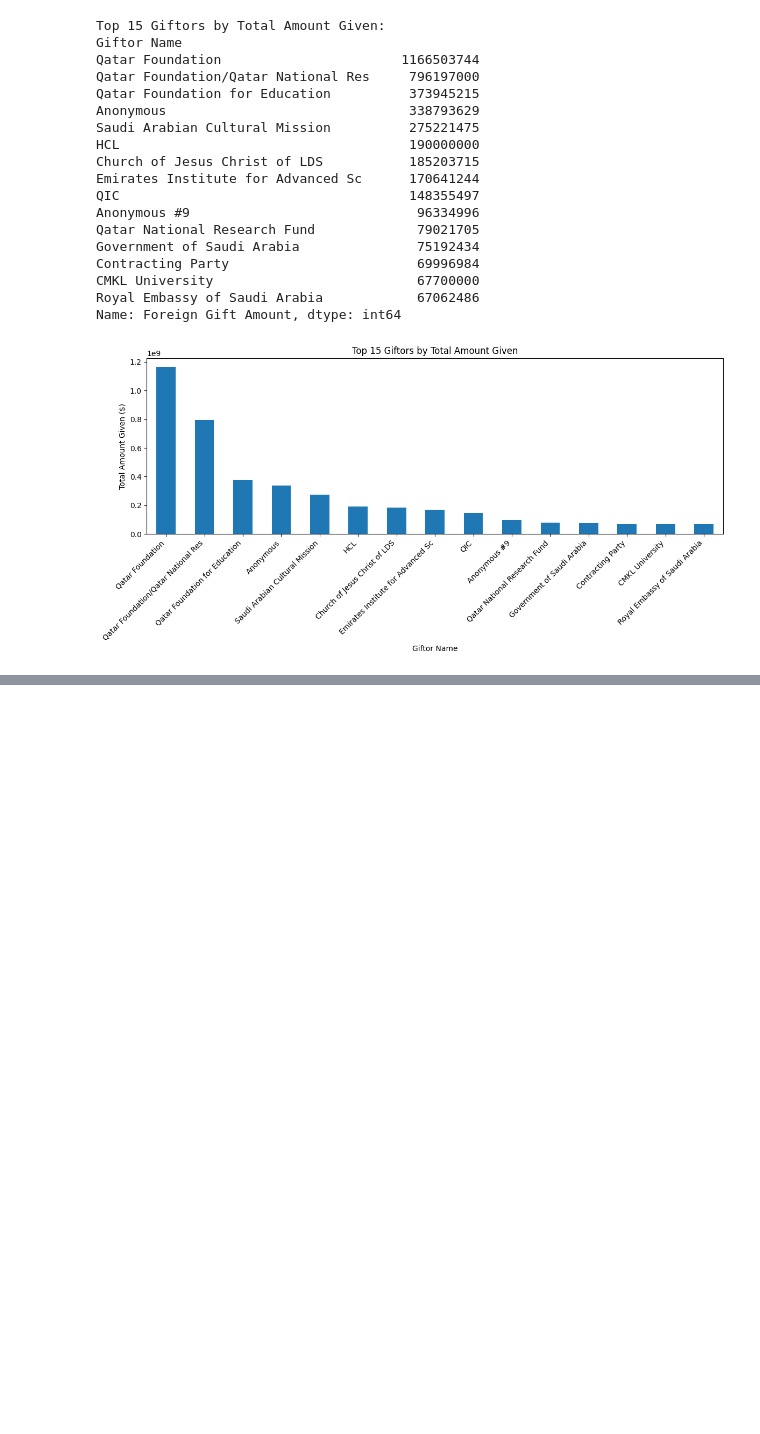
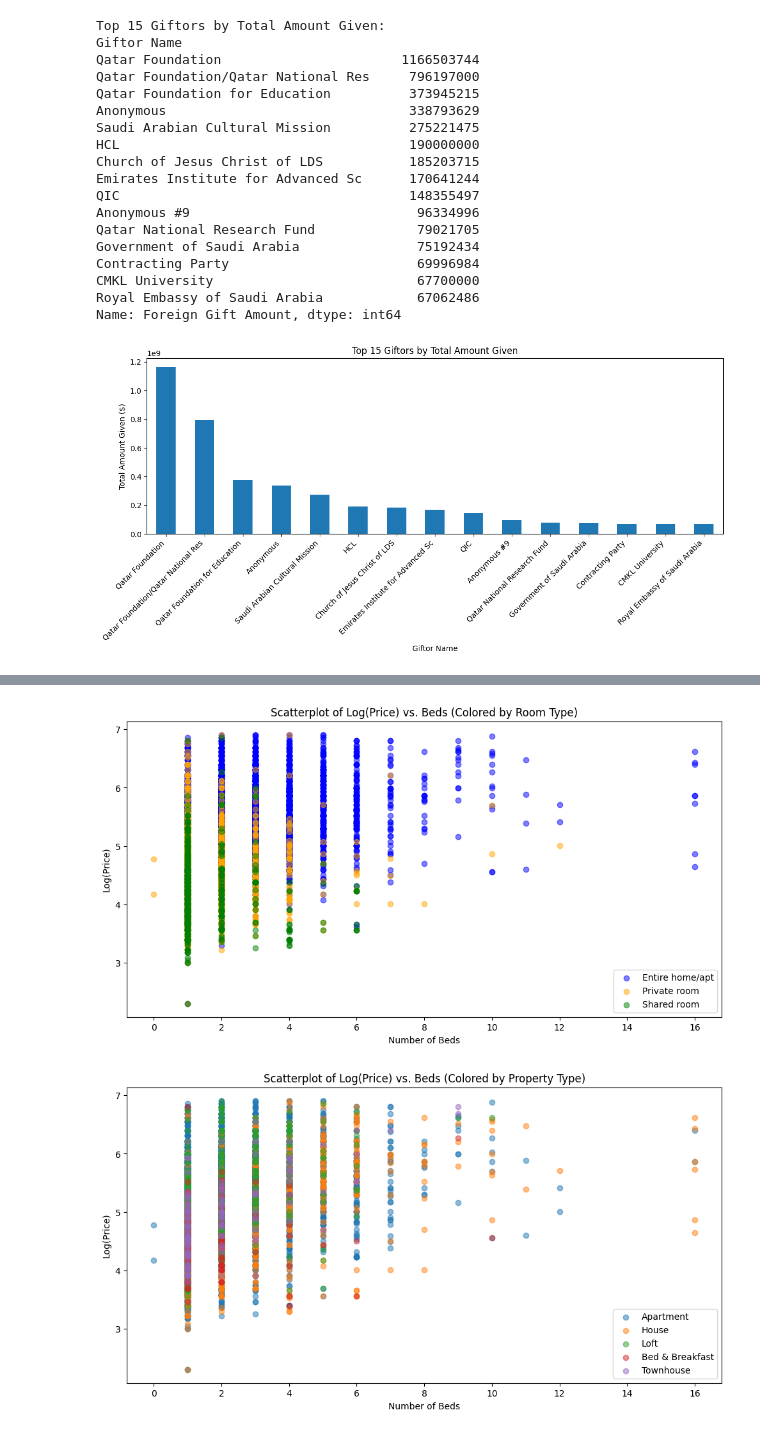
Before and after one commit to elyse-undan/EDA, a Jupyter notebook: assignment/assignment.ipynb, the cells around one changed output, grey strips where cells are left out. Drawn from its saved outputs; the diff is of its cells as text; code cells hidden in the pictures; blank space fills up the shorter version.

```diff
--- a/assignment/assignment.ipynb
+++ b/assignment/assignment.ipynb
@@ -280,0 +473,33 @@ Name: Foreign Gift Amount, dtype: int64
+# %%
+# scatterplot colored by room type
+plt.figure(figsize=(12, 6))
+room_types = df['Room Type'].unique()
+colors = ['blue', 'orange', 'green']
+for i, room_type in enumerate(room_types):
+    subset = df[df['Room Type'] == room_type]
+    plt.scatter(subset['Beds'], subset['price_log'],
+                alpha=0.5, label=room_type, color=colors[i])
+plt.xlabel('Number of Beds')
+plt.ylabel('Log(Price)')
+plt.title('Scatterplot of Log(Price) vs. Beds (Colored by Room Type)')
+plt.legend()
+plt.show()
+
+# scatterplot colored by property type
+plt.figure(figsize=(12, 6))
+
+main_property_types = df['Property Type'].value_counts().head(5).index
+df_main = df[df['Property Type'].isin(main_property_types)]
+
+for prop_type in main_property_types:
+    subset = df_main[df_main['Property Type'] == prop_type]
+    plt.scatter(subset['Beds'], subset['price_log'],
+                alpha=0.5, label=prop_type)
+plt.xlabel('Number of Beds')
+plt.ylabel('Log(Price)')
+plt.title('Scatterplot of Log(Price) vs. Beds (Colored by Property Type)')
+plt.legend()
+plt.show()
+# %% [output]
+[figure, added]
+[figure, added]
```
Also changed, not shown: parts of 29 cells of this notebook.
